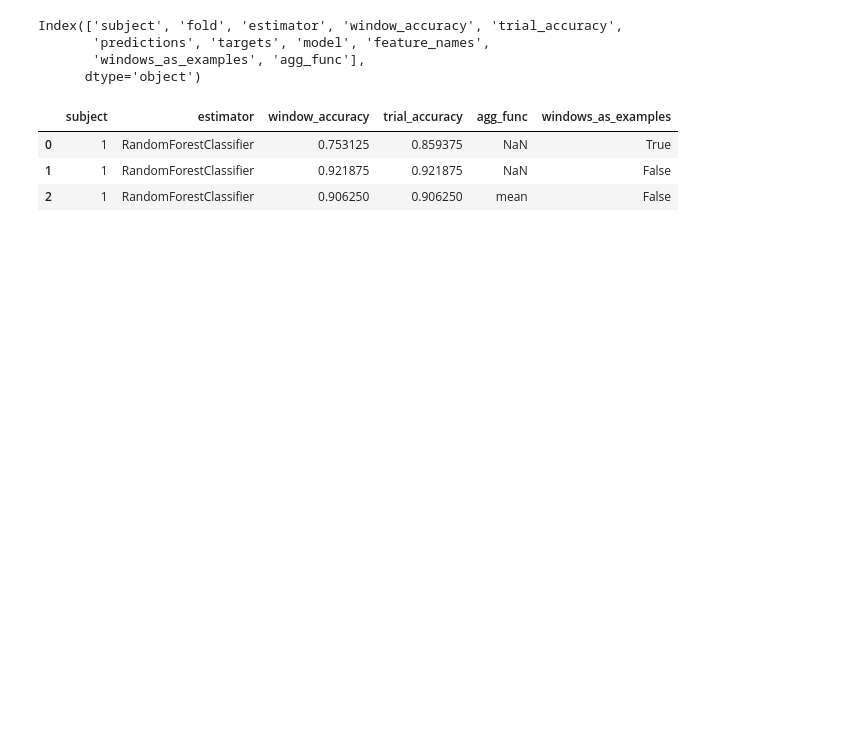
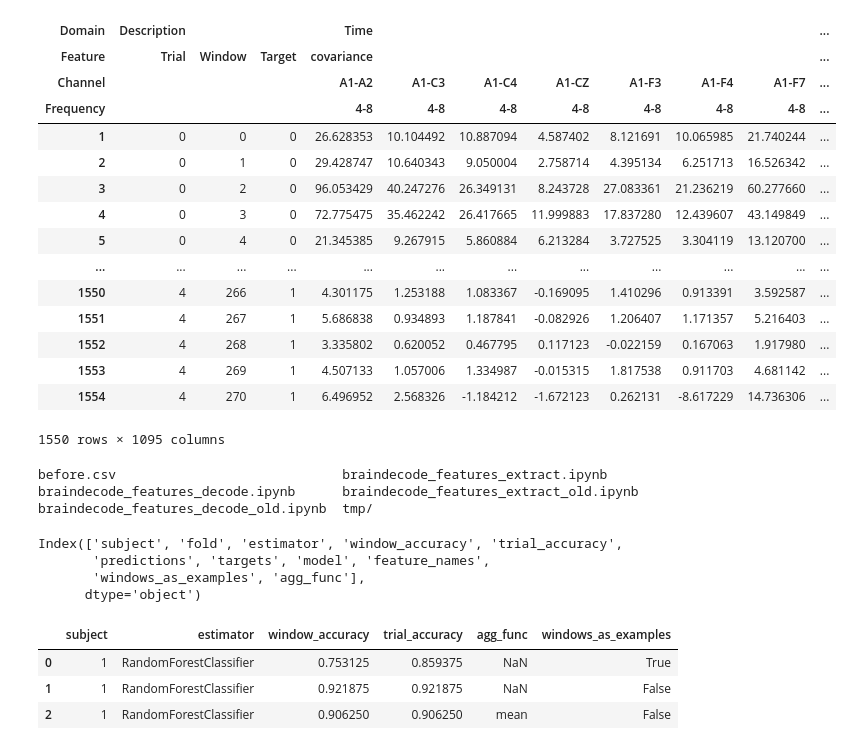
Before and after one commit to gemeinl/braindecode-features, a Jupyter notebook: examples/braindecode_features_decode.ipynb, the cells around one changed output. Saved outputs shown, nothing was run; the diff lists cells and outputs as text; code cells hidden in the pictures; blank space fills up the shorter version.

```diff
--- a/examples/braindecode_features_decode.ipynb
+++ b/examples/braindecode_features_decode.ipynb
@@ -10,7 +30,7 @@ subject_id = 1
 train_or_test = 'train'
 #path = f'/home/gemeinl/code/mne-features/examples/{subject_id}/{train_or_test}/'
 #path = '/home/kiessnek/braindecode_features_master/TUH/train_rec/'
-path = f'./tmp/1/{train_or_test}'
+path = f'./tmp/{train_or_test}'
 n_jobs = 2
 seed = 20210408
 np.random.seed(seed)
@@ -43,20 +63,21 @@ df = read_features(
     path=path,
     n_jobs=n_jobs,
 )
-df.Target = df.Target.astype('int64')
+df[('Description', 'Target')] = df[('Description', 'Target')].astype('int64')
 
 # potentially drop first window (for HGD, better decoding when starting at 500ms?)
 if drop_a_window is not None:
     df = drop_window(df, drop_a_window)
 
 # try different feature usages
-# TODO: fix None, False
+# TODO: fix None, False. is problematic with variable length trials
 agg_funcs = [None, np.mean]
 windows_as_examples_ = [True, False]
+all_results = []
 for clf in clfs:
     # TODO: add filter_df of feature dataframe
     for agg_func, windows_as_examples in zip(agg_funcs, windows_as_examples_):
-        cross_validate(
+        results = cross_validate(
             df=df,
             clf=clf,
             subject_id=subject_id,
@@ -65,4 +86,6 @@ for clf in clfs:
             windows_as_examples=windows_as_examples,
             out_path=None,
         )
+        all_results.append(results)
+all_results = pd.concat(all_results)
 # %% [output]
@@ -79,3 +114,28 @@ for clf in clfs:
+# %%
+df
+# %% [output]
+| Domain | Description |  |  | Time |  |  |  |  |  |  | ... |
+| Feature | Trial | Window | Target | covariance |  |  |  |  |  |  | ... |
+| Channel |  |  |  | A1-A2 | A1-C3 | A1-C4 | A1-CZ | A1-F3 | A1-F4 | A1-F7 | ... |
+| Frequency |  |  |  | 4-8 | 4-8 | 4-8 | 4-8 | 4-8 | 4-8 | 4-8 | ... |
+| 1 | 0 | 0 | 0 | 26.628353 | 10.104492 | 10.887094 | 4.587402 | 8.121691 | 10.065985 | 21.740244 | ... |
+| 2 | 0 | 1 | 0 | 29.428747 | 10.640343 | 9.050004 | 2.758714 | 4.395134 | 6.251713 | 16.526342 | ... |
+| 3 | 0 | 2 | 0 | 96.053429 | 40.247276 | 26.349131 | 8.243728 | 27.083361 | 21.236219 | 60.277660 | ... |
+| 4 | 0 | 3 | 0 | 72.775475 | 35.462242 | 26.417665 | 11.999883 | 17.837280 | 12.439607 | 43.149849 | ... |
+| 5 | 0 | 4 | 0 | 21.345385 | 9.267915 | 5.860884 | 6.213284 | 3.727525 | 3.304119 | 13.120700 | ... |
+| ... | ... | ... | ... | ... | ... | ... | ... | ... | ... | ... | ... |
+| 1550 | 4 | 266 | 1 | 4.301175 | 1.253188 | 1.083367 | -0.169095 | 1.410296 | 0.913391 | 3.592587 | ... |
+| 1551 | 4 | 267 | 1 | 5.686838 | 0.934893 | 1.187841 | -0.082926 | 1.206407 | 1.171357 | 5.216403 | ... |
+| 1552 | 4 | 268 | 1 | 3.335802 | 0.620052 | 0.467795 | 0.117123 | -0.022159 | 0.167063 | 1.917980 | ... |
+| 1553 | 4 | 269 | 1 | 4.507133 | 1.057006 | 1.334987 | -0.015315 | 1.817538 | 0.911703 | 4.681142 | ... |
+| 1554 | 4 | 270 | 1 | 6.496952 | 2.568326 | -1.184212 | -1.672123 | 0.262131 | -8.617229 | 14.736306 | ... |
+1550 rows × 1095 columns
+# %%
+ls
+# %% [output]
+before.csv                             braindecode_features_extract.ipynb
+braindecode_features_decode.ipynb      braindecode_features_extract_old.ipynb
+braindecode_features_decode_old.ipynb  tmp/
 # %%
 results = pd.read_csv(
     '/home/gemeinl/code/mne-features/examples/1/cv_results.csv',
```
Also changed, not shown: parts of 4 cells of this notebook, 7 other files.
